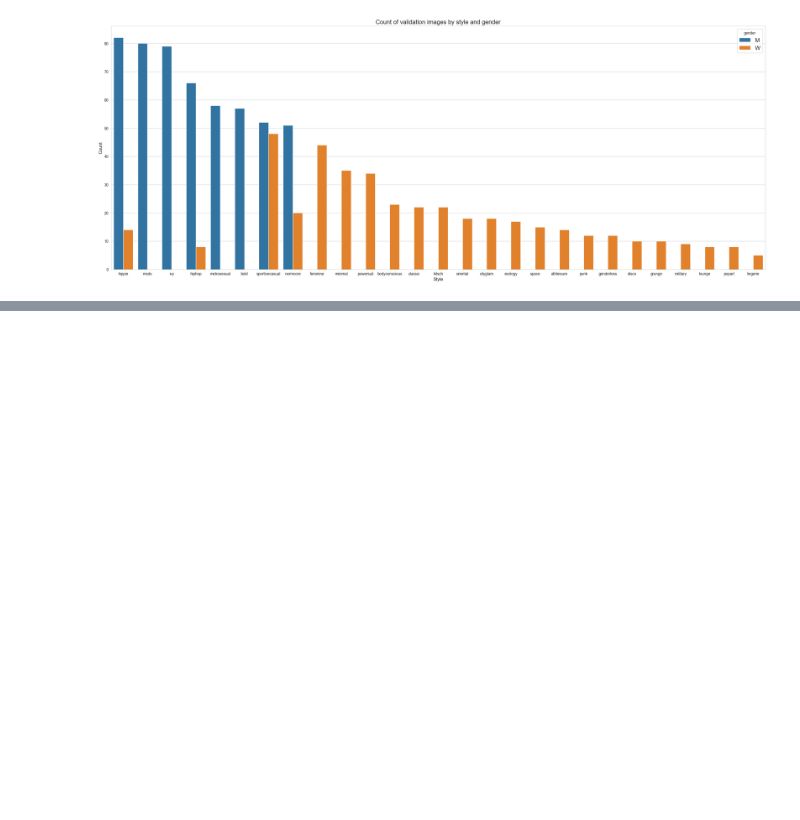
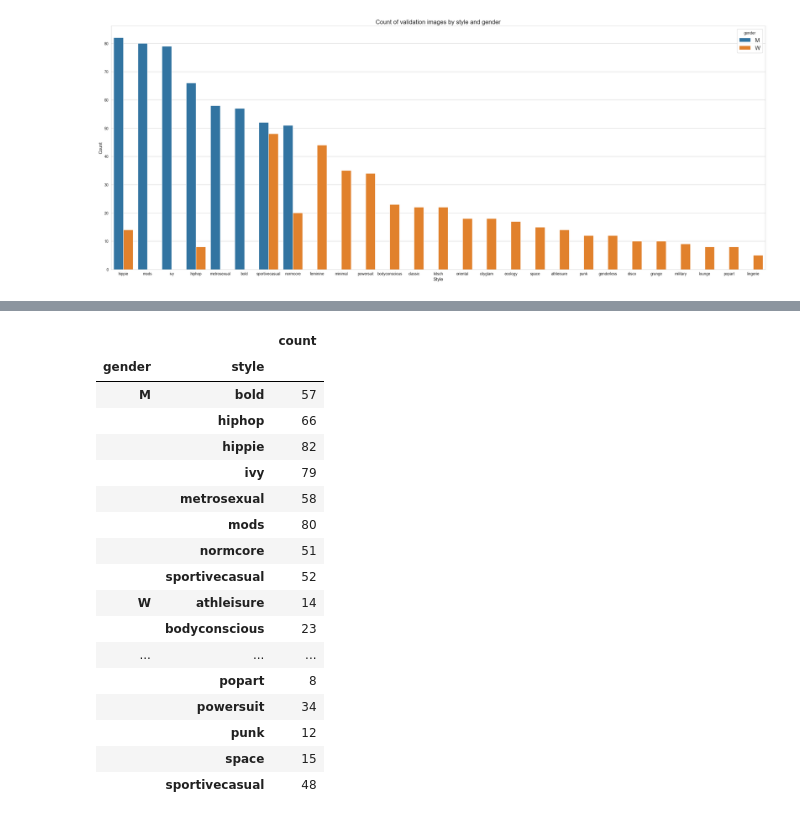
Before and after one commit to editdiary/DCC, a Jupyter notebook: Mission1/mission1-1.ipynb, the cells around one changed output, grey strips where cells are left out. Cells and saved outputs as stored; diff of their text form; code cells hidden in the pictures; blank space fills up the shorter version.

```diff
--- a/mission1-1.ipynb
+++ b/Mission1/mission1-1.ipynb
@@ -107,2 +108,24 @@ train_df
+# %%
+val_df = val_df.groupby(by=['gender', 'style']).sum()
+val_df
+# %% [output]
+|  |  | count |
+| gender | style |  |
+| M | bold | 57 |
+|  | hiphop | 66 |
+|  | hippie | 82 |
+|  | ivy | 79 |
+|  | metrosexual | 58 |
+|  | mods | 80 |
+|  | normcore | 51 |
+|  | sportivecasual | 52 |
+| W | athleisure | 14 |
+|  | bodyconscious | 23 |
+| ... | ... | ... |
+|  | popart | 8 |
+|  | powersuit | 34 |
+|  | punk | 12 |
+|  | space | 15 |
+|  | sportivecasual | 48 |
 # %%
 # 정보를 csv 파일로 저장
```
Also changed, not shown: parts of 5 cells of this notebook, 11 other files.
